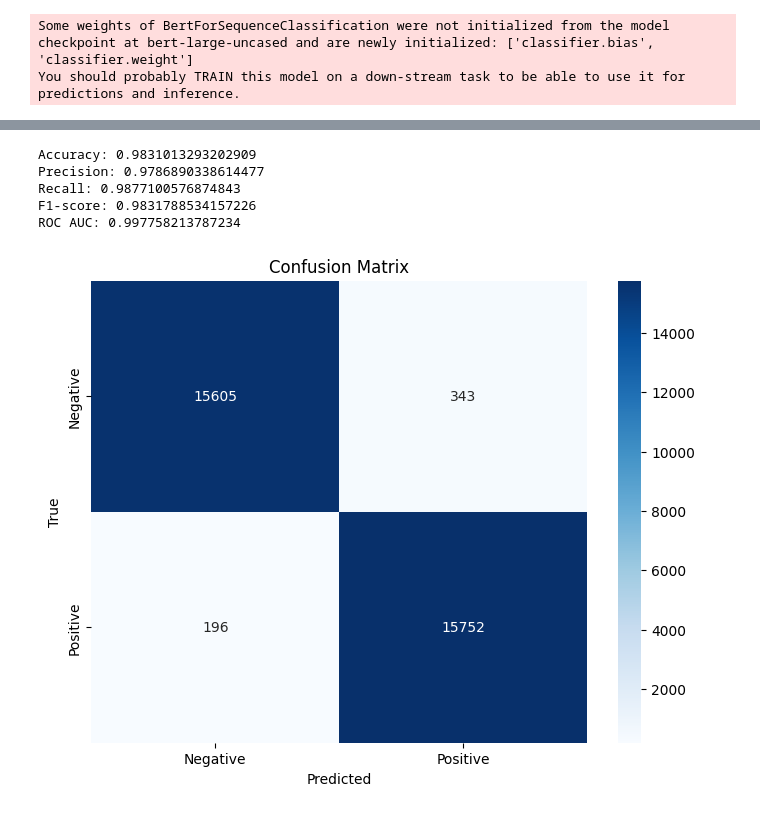
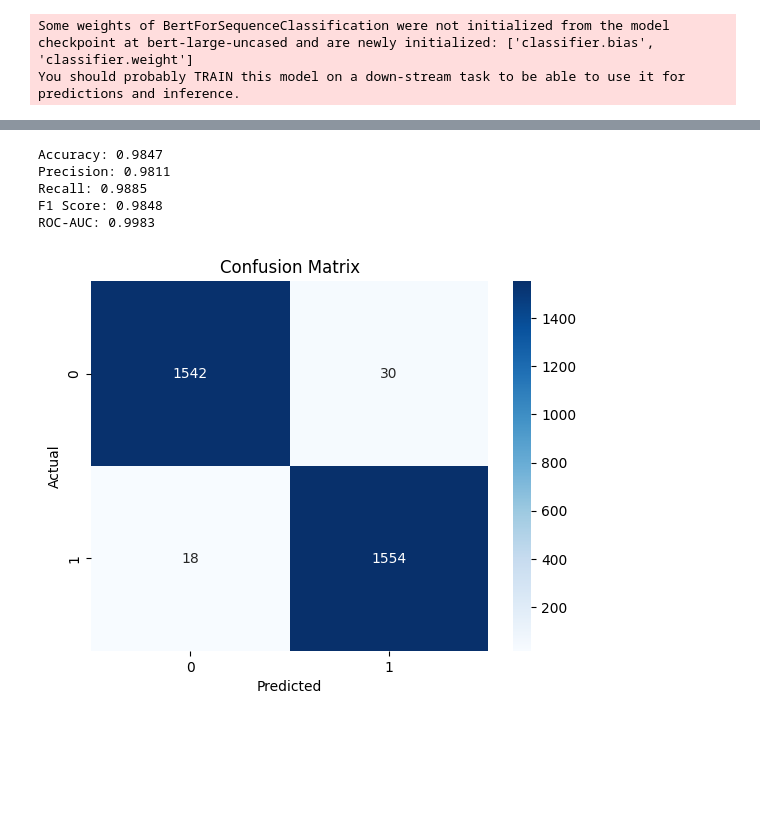
Before and after one commit to chiralcentre/DSA4266_Group1, a Jupyter notebook: Group_1_Models.ipynb, the cells around one changed output, grey strips where cells are left out. Saved outputs shown, nothing was run; the diff lists cells and outputs as text; code cells hidden in the pictures; blank space fills up the shorter version.

```diff
--- a/Group_1_Models.ipynb
+++ b/Group_1_Models.ipynb
@@ -1105,0 +1637,4 @@ label2id = {"benign": 0, "phishing": 1}
+# %%
+# Load the saved TF-IDF Vectorizer
+tfidf_vectorizer = joblib.load('tfidf_vectorizer.pkl')
+scaler = joblib.load('scaler.pkl')
@@ -1105,0 +1655,9 @@ label2id = {"benign": 0, "phishing": 1}
+# %%
+# Cleaning
+df = df.dropna()
+
+# Preprocessing
+df = preprocess_df(df)
+
+# Feature Extarction
+df = preprocess_and_process_combined_df(df)
@@ -1105,0 +2419,3 @@ label2id = {"benign": 0, "phishing": 1}
+# %%
+# Load the fine-tuned model
+classifier = pipeline("text-classification", model="BERT_Final", device=0)
@@ -1323,0 +2628,3 @@ y_pred = (y_pred_prob > threshold).astype(int)
+# %%
+# Load the fine-tuned model
+classifier = pipeline("text-classification", model="BERT_Fine_Tuned", device=0)
@@ -1324,32 +2685,29 @@ y_pred = (y_pred_prob > threshold).astype(int)
 # %%
-# Evaluate the model
-accuracy = accuracy_score(y_test_encoded, y_pred)
-precision = precision_score(y_test_encoded, y_pred)
-recall = recall_score(y_test_encoded, y_pred)
-f1 = f1_score(y_test_encoded, y_pred)
-roc_auc = roc_auc_score(y_test_encoded, y_pred_prob)
+# Calculate metrics
+accuracy_best_bert = accuracy_score(y_true, y_pred)
+precision_best_bert = precision_score(y_true, y_pred)
+recall_best_bert = recall_score(y_true, y_pred)
+roc_auc_best_bert = roc_auc_score(y_true, y_pred_proba)
+f1_best_bert = f1_score(y_true, y_pred)
+conf_matrix_best_bert = confusion_matrix(y_true, y_pred)
 
-# Print evaluation metrics
-print('Accuracy:', accuracy)
-print('Precision:', precision)
-print('Recall:', recall)
-print('F1-score:', f1)
-print('ROC AUC:', roc_auc)
+# Print metrics
+print(f"Accuracy: {accuracy_best_bert:.4f}")
+print(f"Precision: {precision_best_bert:.4f}")
+print(f"Recall: {recall_best_bert:.4f}")
+print(f"F1 Score: {f1_best_bert:.4f}")
+print(f"ROC-AUC: {roc_auc_best_bert:.4f}")
 
-# Confusion Matrix
-cm = confusion_matrix(y_test_encoded, y_pred)
-
-# Plot confusion matrix
-plt.figure(figsize=(8, 6))
-sns.heatmap(cm, annot=True, fmt='d', cmap='Blues', xticklabels=['Negative', 'Positive'], yticklabels=['Negative', 'Positive'])
+# Confusion Matrix plot
+sns.heatmap(conf_matrix_best_bert, annot=True, fmt='d', cmap='Blues')
+plt.title('Confusion Matrix')
 plt.xlabel('Predicted')
-plt.ylabel('True')
-plt.title('Confusion Matrix')
+plt.ylabel('Actual')
 plt.show()
 # %% [output]
-Accuracy: 0.9831013293202909
-Precision: 0.9786890338614477
-Recall: 0.9877100576874843
-F1-score: 0.9831788534157226
-ROC AUC: 0.997758213787234
+Accuracy: 0.9847
+Precision: 0.9811
+Recall: 0.9885
+F1 Score: 0.9848
+ROC-AUC: 0.9983
-[figure, old version]
+[figure, new version]
```
Also changed, not shown: parts of 216 cells of this notebook, 1 other file.
